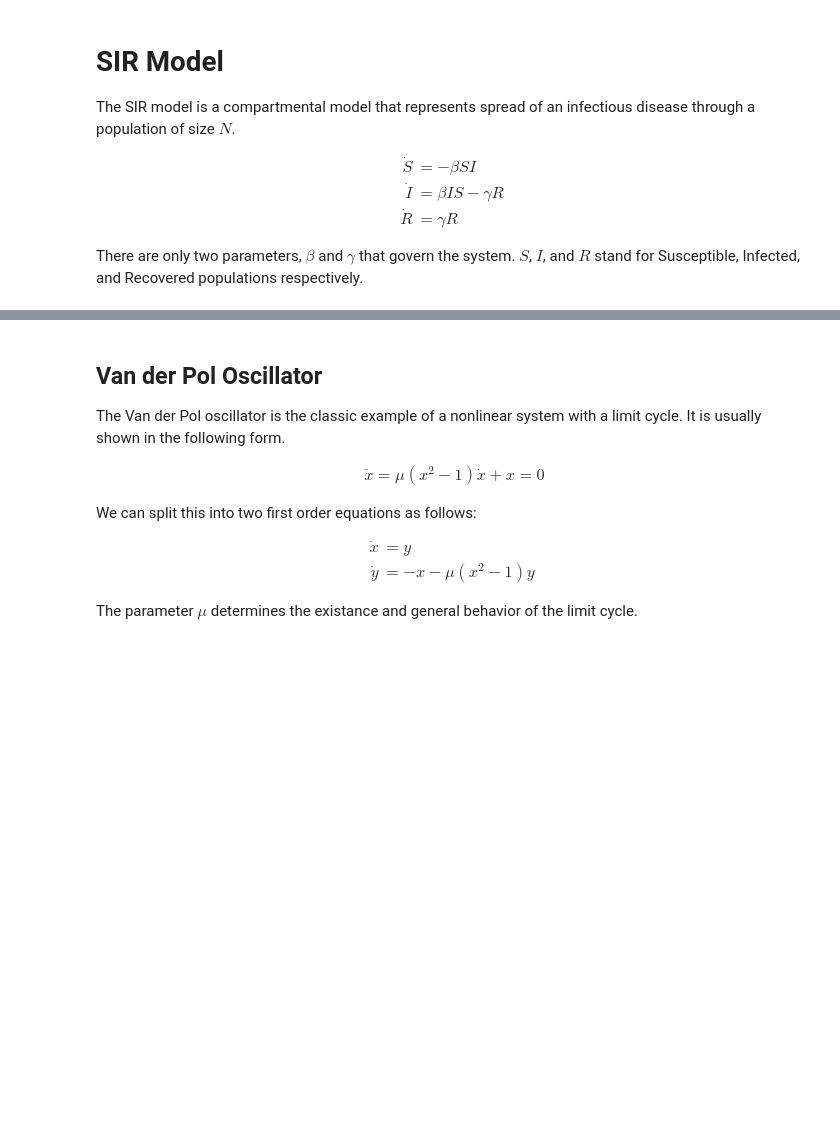
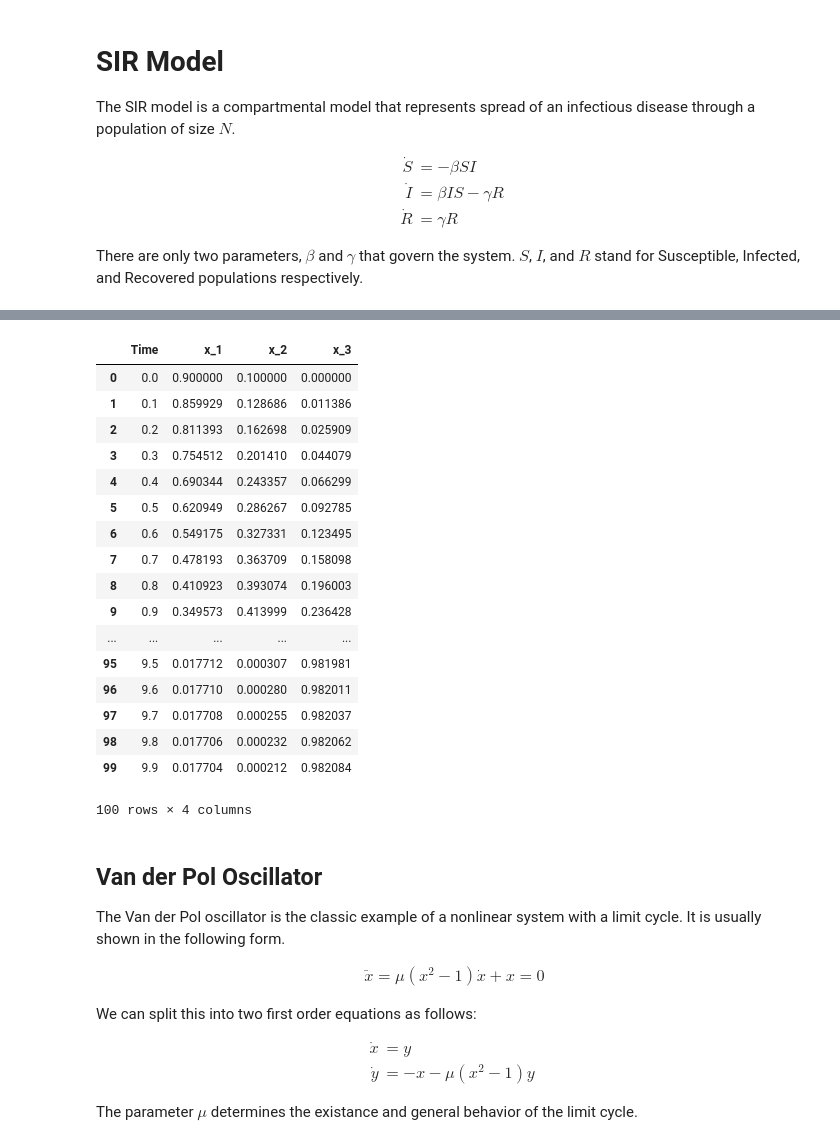
Before and after one commit to sahandha/GeneralModel, a Jupyter notebook: examples/demo.ipynb, the cells around one changed output, grey strips where cells are left out. Saved outputs shown, nothing was run; the diff lists cells and outputs as text; code cells hidden in the pictures; blank space fills up the shorter version.

Commit message:
Added Data Store

```diff
--- a/examples/demo.ipynb
+++ b/examples/demo.ipynb
@@ -50,6 +50,30 @@ plt.rcParams["figure.figsize"] = (13, 4)
 SIR.PlotState(states={0:"S",1:"I",2:"R"},colors=["b","r","g"],legend=["Susceptible","Infected","Recovered"])
 # %% [output]
 [drawing not drawn]
+# %%
+DS = DataStore(SIR)
+DS.SaveState("mytest")
+# %%
+DS.LoadData('mytest.csv')
+# %% [output]
+|  | Time | x_1 | x_2 | x_3 |
+| 0 | 0.0 | 0.900000 | 0.100000 | 0.000000 |
+| 1 | 0.1 | 0.859929 | 0.128686 | 0.011386 |
+| 2 | 0.2 | 0.811393 | 0.162698 | 0.025909 |
+| 3 | 0.3 | 0.754512 | 0.201410 | 0.044079 |
+| 4 | 0.4 | 0.690344 | 0.243357 | 0.066299 |
+| 5 | 0.5 | 0.620949 | 0.286267 | 0.092785 |
+| 6 | 0.6 | 0.549175 | 0.327331 | 0.123495 |
+| 7 | 0.7 | 0.478193 | 0.363709 | 0.158098 |
+| 8 | 0.8 | 0.410923 | 0.393074 | 0.196003 |
+| 9 | 0.9 | 0.349573 | 0.413999 | 0.236428 |
+| ... | ... | ... | ... | ... |
+| 95 | 9.5 | 0.017712 | 0.000307 | 0.981981 |
+| 96 | 9.6 | 0.017710 | 0.000280 | 0.982011 |
+| 97 | 9.7 | 0.017708 | 0.000255 | 0.982037 |
+| 98 | 9.8 | 0.017706 | 0.000232 | 0.982062 |
+| 99 | 9.9 | 0.017704 | 0.000212 | 0.982084 |
+100 rows × 4 columns
 # %% [markdown]
 ## Van der Pol Oscillator
 
```
Also changed, not shown: parts of 1 cell of this notebook, 4 other files.
